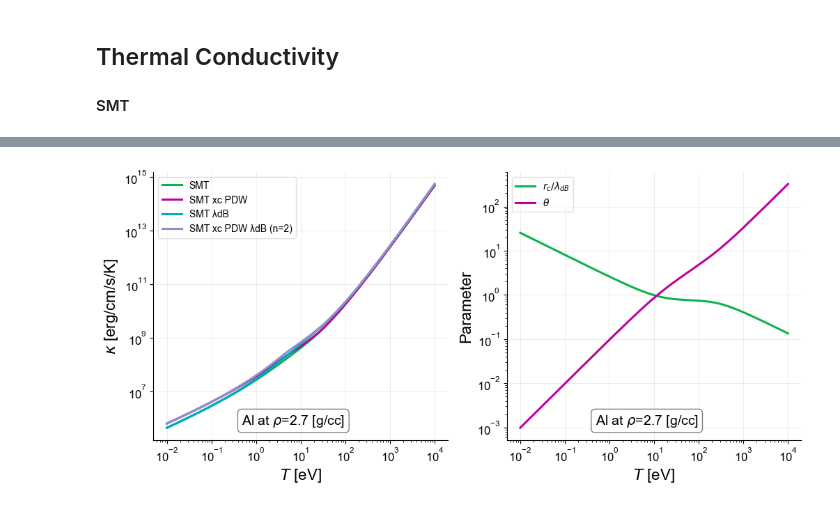
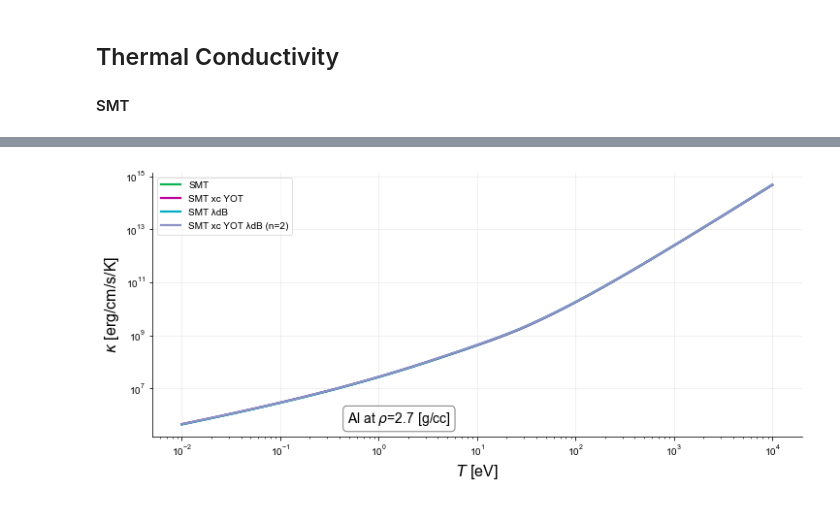
Before and after one commit to ZachAJohnson/SMT, a Jupyter notebook: examples/Example_XC_λ_Validation.ipynb, the cells around one changed output, grey strips where cells are left out. Saved outputs shown, nothing was run; the diff lists cells and outputs as text; code cells hidden in the pictures.

```diff
--- a/examples/Example_XC_λ_Validation.ipynb
+++ b/examples/Example_XC_λ_Validation.ipynb
@@ -43,12 +45,12 @@ mpl.rcParams['figure.dpi'] = 100
 # %% [markdown]
 ## Define Useful transport function
 # %%
-def get_transport_functions(Z, A, ni_cc, xc_type=None, λdB=False):
+def get_transport_functions(Z, A, ni_cc, xc_type=None, λdB=False, ae=False, PB = False):
 
     if xc_type==None:
-        smt = SMT.TransportProperties(1, np.array([m_amu*A]), np.array([Z]), np.array([1*eV_to_AU, 1*eV_to_AU ]), np.array([ni_cc])*invcc_to_AU, improved_xc_SMT=False, improved_λdB_SMT=λdB, λdB_n=λdB_n)
+        smt = SMT.TransportProperties(1, np.array([m_amu*A]), np.array([Z]), np.array([1*eV_to_AU, 1*eV_to_AU ]), np.array([ni_cc])*invcc_to_AU, improved_xc_SMT=False, improved_λdB_SMT=λdB, improved_ae_SMT=ae , λdB_n=λdB_n, improved_PauliBlocking = PB)
     else:
-        smt = SMT.TransportProperties(1, np.array([m_amu*A]), np.array([Z]), np.array([1*eV_to_AU, 1*eV_to_AU ]), np.array([ni_cc])*invcc_to_AU, improved_xc_SMT=True, improved_λdB_SMT=λdB, xc_type='PDW', λdB_n=λdB_n)
+        smt = SMT.TransportProperties(1, np.array([m_amu*A]), np.array([Z]), np.array([1*eV_to_AU, 1*eV_to_AU ]), np.array([ni_cc])*invcc_to_AU, improved_xc_SMT=True, improved_λdB_SMT=λdB, improved_ae_SMT=ae, xc_type='YOT', λdB_n=λdB_n, improved_PauliBlocking = PB)
 
     # All out in cgs
     @np.vectorize
@@ -92,7 +94,7 @@ def get_transport_functions(Z, A, ni_cc, xc_type=None, λdB=False):
         smt.T_array = np.array([T_AU, T_AU])
         λi_eff = 1/np.sqrt(np.sum( 1/(smt.λi_array**2 + smt.ri_eff**2)))
         θ = Degeneracy_Parameter(smt.Te, smt.ne)
-        return smt.λe, λi_eff, smt.λdBroglie, smt.rc_array, θ
+        return smt.λe, λi_eff, θ, smt.f_dB, smt.K_11_matrix[0,1]
 
     return ηSMT, ηYVM, κiSMT, κeSMT, σeSMT, λeff, λ_params
 # %% [markdown]
@@ -213,5 +278,5 @@ ax.legend()
 # %%
-# H
+# Al
 Element_name = 'Al'
 Z, A = 13, 26.981539
 ρi_gpercc  = 2.7
@@ -220,45 +285,50 @@ ni_cc = ρi_gpercc/(m_amu*A*AU_to_g)
 λdB_n = 2
 
 SMT_Al_funcs = get_transport_functions(Z,A,ni_cc)
-SMTPDW_Al_funcs = get_transport_functions(Z,A,ni_cc, xc_type='PDW')
+SMTPB_Al_funcs = get_transport_functions(Z,A,ni_cc,PB=True )
+SMTYOT_Al_funcs = get_transport_functions(Z,A,ni_cc, xc_type='YOT')
 SMTλdB_Al_funcs = get_transport_functions(Z,A,ni_cc, λdB = True )
-SMTPDWλdB_Al_funcs = get_transport_functions(Z,A,ni_cc, λdB = True, xc_type='PDW' )
+SMTYOTλdB_Al_funcs = get_transport_functions(Z,A,ni_cc, λdB = True, xc_type='YOT' )
+SMTaeλdB_Al_funcs = get_transport_functions(Z,A,ni_cc, λdB = True, ae=True )
+SMTaeYOTλdB_Al_funcs = get_transport_functions(Z,A,ni_cc, λdB = True, ae=True , xc_type='YOT' )
+SMTPBaeYOTλdB_Al_funcs = get_transport_functions(Z,A,ni_cc, λdB = True, ae=True , xc_type='YOT' , PB=True)
 # %%
-fig, axs = plt.subplots(1,2, figsize=(12,5), facecolor='white')
+fig, axs = plt.subplots(1,1, figsize=(12,5), facecolor='white')
+axs = np.array([axs])
 
 # Plot digitized eSMT data
 # ax.plot(κ_data_e3b['T[eV]'], κ_data_e3b['κ[erg/cm/s/K]'],'k-', label="eSMT data")
 ax = axs[0]
 TeV_list = np.geomspace(1e-2,1e4)
 
 ax.plot(TeV_list, SMT_Al_funcs[3](TeV_list), label='SMT')
-ax.plot(TeV_list, SMTPDW_Al_funcs[3](TeV_list), label='SMT xc PDW')
+ax.plot(TeV_list, SMTYOT_Al_funcs[3](TeV_list), label='SMT xc YOT')
 ax.plot(TeV_list, SMTλdB_Al_funcs[3](TeV_list), label='SMT λdB')
-ax.plot(TeV_list, SMTPDWλdB_Al_funcs[3](TeV_list), label=f'SMT xc PDW λdB (n={λdB_n})')
+ax.plot(TeV_list, SMTYOTλdB_Al_funcs[3](TeV_list), label=f'SMT xc YOT λdB (n={λdB_n})')
 ax.set_ylabel(r"$\kappa$ [erg/cm/s/K]")
 
-ax = axs[1]
-ax.plot(TeV_list, SMTλdB_Al_funcs[6](TeV_list)[3]/SMTλdB_Al_funcs[6](TeV_list)[2], label=r'$r_c/\lambda_{dB}$')
+# ax = axs[1]
+# ax.plot(TeV_list, SMTλdB_Al_funcs[6](TeV_list)[3]/SMTλdB_Al_funcs[6](TeV_list)[2], label=r'$r_c/\lambda_{dB}$')
 # ax.plot(TeV_list, SMTλdB_Al_funcs[6](TeV_list)[0]/SMTλdB_Al_funcs[5](TeV_list), label=r'$\lambda_e/\lambda_{\rm eff}$')
 # ax.plot(TeV_list, SMTλdB_Al_funcs[6](TeV_list)[1]/SMTλdB_Al_funcs[5](TeV_list), label=r'$\lambda_i^{\rm eff}/\lambda_{\rm eff}$')
-# ax.plot(TeV_list, SMTPDWλdB_Al_funcs[4](TeV_list)/SMT_Al_funcs[4](TeV_list), label=r'$\sigma(PDW+\lambda_{dB})/\sigma$')
-ax.plot(TeV_list, SMTλdB_Al_funcs[6](TeV_list)[4], label=r'$\theta$')
-ax.set_ylabel("Parameter")
+# ax.plot(TeV_list, SMTYOTλdB_Al_funcs[4](TeV_list)/SMT_Al_funcs[4](TeV_list), label=r'$\sigma(YOT+\lambda_{dB})/\sigma$')
+# ax.plot(TeV_list, SMTλdB_Al_funcs[6](TeV_list)[4], label=r'$\theta$')
+# ax.set_ylabel("Parameter")
 
 for ax in axs:
 
     ax.set_xlabel(r"$T$ [eV]")
 
     # Scales
     ax.set_yscale('log')
     ax.set_xscale('log')
 
     # Legend
     ax.legend()
     # Inset Text Box
     bbox = dict(boxstyle='round', facecolor='white', alpha=0.5)
     inset_text = f"{Element_name} at " r"$\rho$" + f"={ρi_gpercc} [g/cc]"
     ax.text(0.3, 0.1, inset_text, transform=ax.transAxes, fontsize=14,
             verticalalignment='top', bbox=bbox)
 # %% [output]
-[figure, old version]
+[figure, new version]
```
Also changed, not shown: parts of 8 cells of this notebook, 6 other files.
